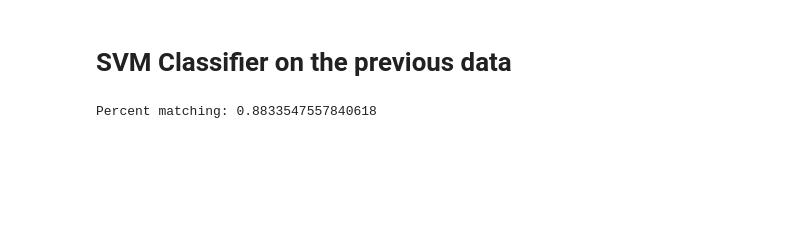
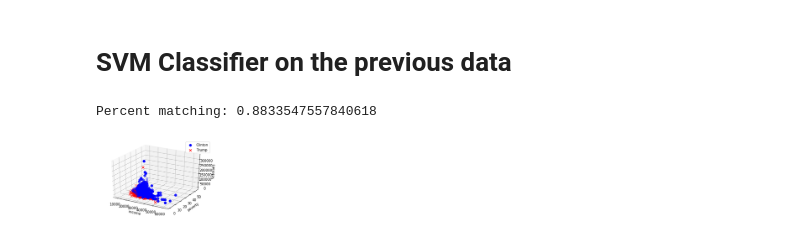
Before and after one commit to jeffaustin32/SENG474, a Jupyter notebook: Project.ipynb, the cells around one changed output. Saved outputs shown, nothing was run; the diff lists cells and outputs as text; code cells hidden in the pictures; blank space fills up the shorter version.

```diff
--- a/Project.ipynb
+++ b/Project.ipynb
@@ -67,3 +70,24 @@ def visualize(X, y, col1, col2):
+# %%
+def visualize_3d(X, y, col1, col2, col3):
+    positive_indexes = np.where(y == 1)[0]  #Clinton
+    negative_indexes = np.where(y == -1)[0] #Trump
+
+    positive = X[positive_indexes]  # positive rows
+    negative = X[negative_indexes]  # negative rows
+
+    #print(positive[:,3:])
+    #print(negative)
+
+    fig = plt.figure()
+    ax = fig.add_subplot(111, projection='3d')
+    ax.scatter(positive[:,1:2], positive[:,2:3], positive[:,3:], s=50, c='b', marker='o', label='Clinton')
+    ax.scatter(negative[:,1:2], negative[:,2:3], negative[:,3:], s=50, c='r', marker='x', label='Trump')
+    ax.legend()
+    ax.set_xlabel(col1)
+    ax.set_ylabel(col2)
+    ax.set_zlabel(col3)
+
+    plt.show()
 # %% [markdown]
 # Percent of Foreign Born People related to Percent of Population in Poverty
 # %%
@@ -152,3 +176,15 @@ for num in range (len(result)):
 print("Percent matching: " + str(match/len(result)))
 # %% [output]
 Percent matching: 0.8833547557840618
+# %%
+filename = "data3.csv"
+
+headers = getheaders(filename)
+
+data = getdata(filename, headers)
+
+X,y = prepare(data, 3)
+
+visualize_3d(X,y,headers[2],headers[3], 'Veterans')
+# %% [output]
+[figure, added]
```
Also changed, not shown: parts of 3 cells of this notebook, 2 other files.
